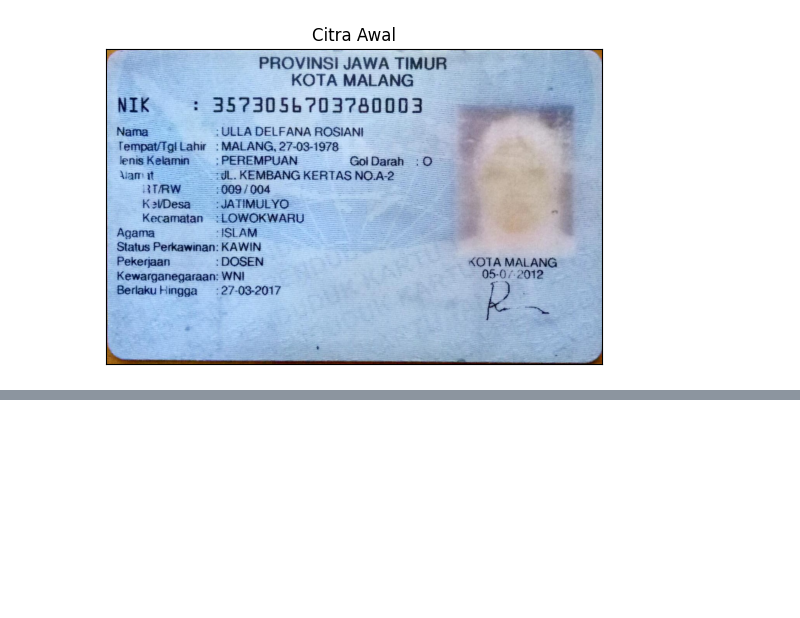
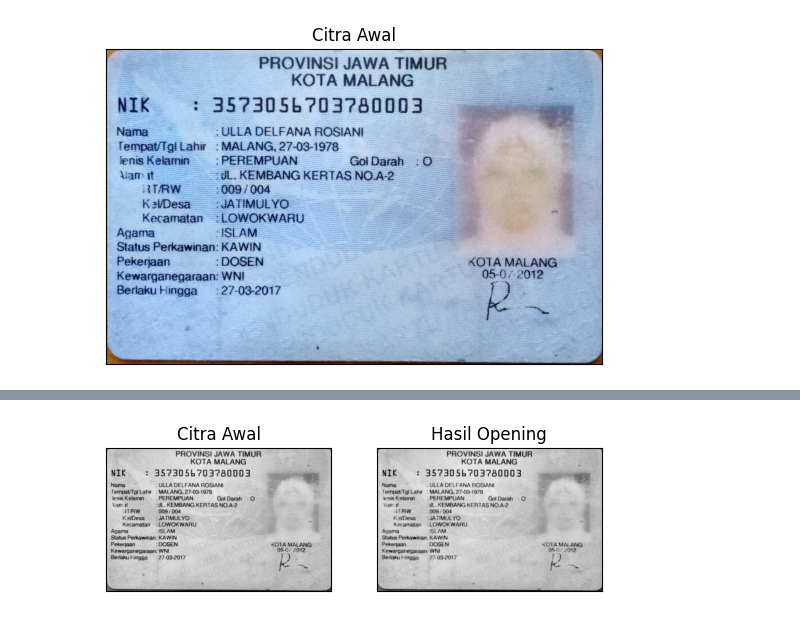
Before and after one commit to askholani/PCVK_1, a Jupyter notebook: week8.ipynb, the cells around one changed output, grey strips where cells are left out. Saved outputs shown, nothing was run; the diff lists cells and outputs as text; code cells hidden in the pictures; blank space fills up the shorter version.

```diff
--- a/week8.ipynb
+++ b/week8.ipynb
@@ -835,0 +818,23 @@ WARNING:matplotlib.image:Clipping input data to the valid range for imshow with
+# %%
+# Mengambil citra
+image = cv2.imread(path)
+
+img = cv2.cvtColor(image, cv2.COLOR_BGR2GRAY)
+
+# Tentukan ukuran Structuring Element (SE) untuk Opening (misalnya, square 3x3)
+k_Opening = 3
+SE_Opening = np.ones((k_Opening, k_Opening), np.uint8)
+
+# Operasi Opening
+img_closed = cv2.morphologyEx(img, cv2.MORPH_CLOSE, SE_Opening)
+
+# Tampilkan hasil Opening
+plt.figure()
+plt.axis('off')
+plt.subplot(121), plt.imshow(img, cmap='gray')
+plt.title('Citra Awal'), plt.xticks([]), plt.yticks([])
+plt.subplot(122), plt.imshow(img_closed, cmap='gray')
+plt.title('Hasil Opening'), plt.xticks([]), plt.yticks([])
+plt.show()
+# %% [output]
+[figure, added]
```
Also changed, not shown: parts of 9 cells of this notebook.
